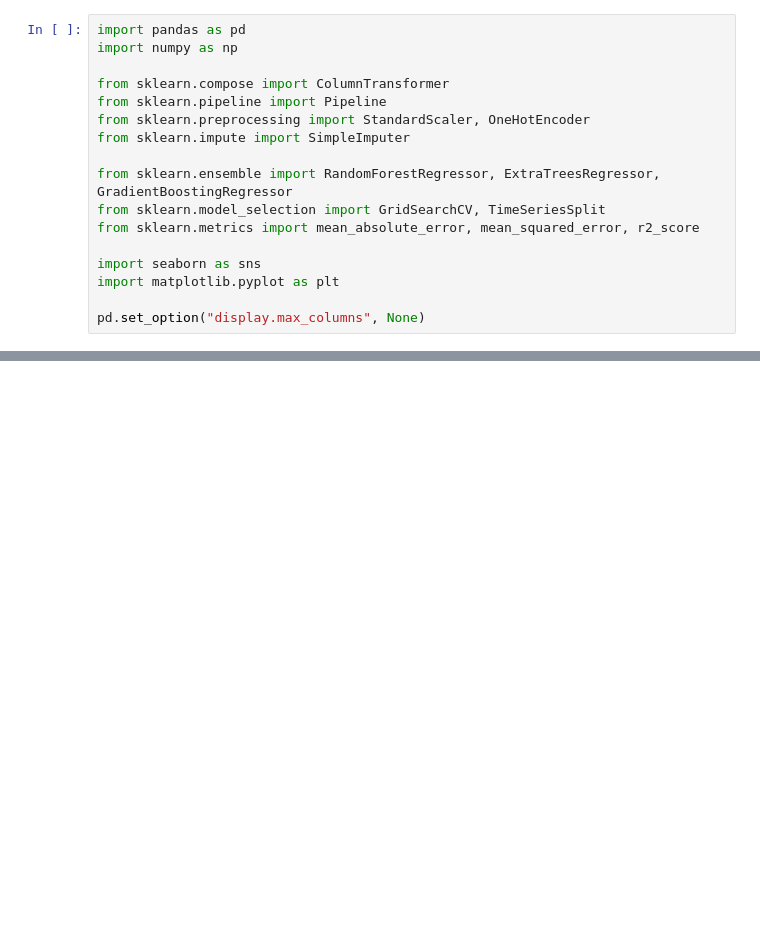
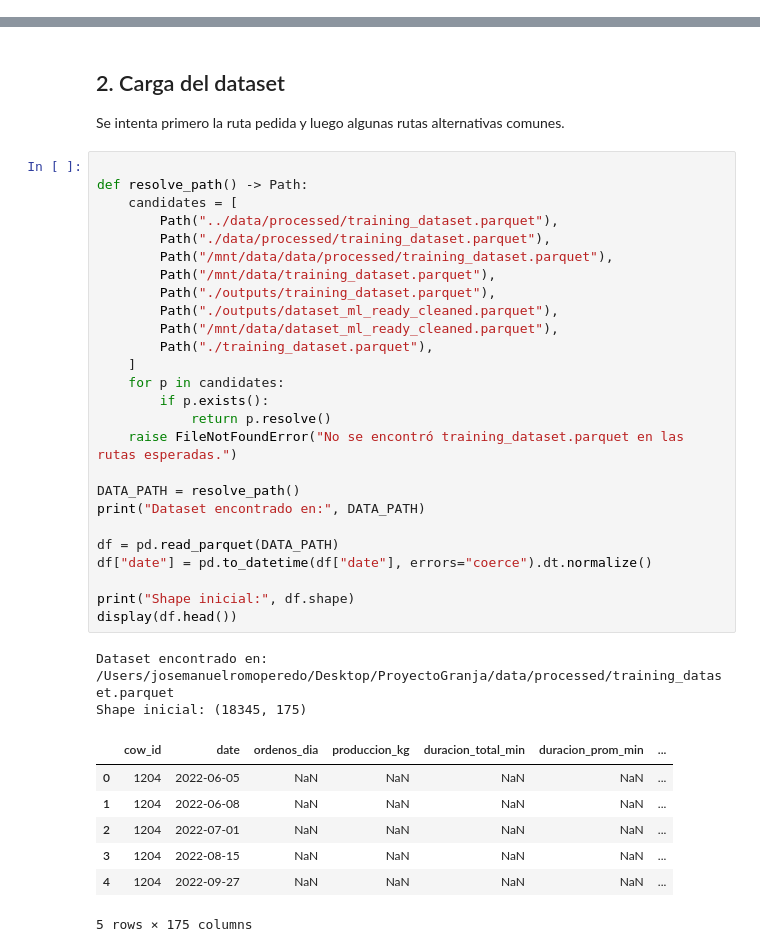
Before and after one commit to ChecheRomo96/ProyectoGranja, a Jupyter notebook: notebooks/11_ModelFineTuning.ipynb, the cells around one changed output, grey strips where cells are left out. Cells and saved outputs as stored; diff of their text form; blank space fills up the shorter version.

```diff
--- a/notebooks/11_ModelFineTuning.ipynb
+++ b/notebooks/11_ModelFineTuning.ipynb
@@ -16,17 +0,0 @@ Este notebook realiza ajuste fino de modelos de regresión para predecir `produc
-# %%
-import pandas as pd
-import numpy as np
-
-from sklearn.compose import ColumnTransformer
-from sklearn.pipeline import Pipeline
-from sklearn.preprocessing import StandardScaler, OneHotEncoder
-from sklearn.impute import SimpleImputer
-
-from sklearn.ensemble import RandomForestRegressor, ExtraTreesRegressor, GradientBoostingRegressor
-from sklearn.model_selection import GridSearchCV, TimeSeriesSplit
-from sklearn.metrics import mean_absolute_error, mean_squared_error, r2_score
-
-import seaborn as sns
-import matplotlib.pyplot as plt
-
-pd.set_option("display.max_columns", None)
@@ -615,0 +57,41 @@ En este notebook se realizó ajuste fino de hiperparámetros sobre varios modelo
+# %% [markdown]
+
+## 2. Carga del dataset
+
+Se intenta primero la ruta pedida y luego algunas rutas alternativas comunes.
+# %%
+
+def resolve_path() -> Path:
+    candidates = [
+        Path("../data/processed/training_dataset.parquet"),
+        Path("./data/processed/training_dataset.parquet"),
+        Path("/mnt/data/data/processed/training_dataset.parquet"),
+        Path("/mnt/data/training_dataset.parquet"),
+        Path("./outputs/training_dataset.parquet"),
+        Path("./outputs/dataset_ml_ready_cleaned.parquet"),
+        Path("/mnt/data/dataset_ml_ready_cleaned.parquet"),
+        Path("./training_dataset.parquet"),
+    ]
+    for p in candidates:
+        if p.exists():
+            return p.resolve()
+    raise FileNotFoundError("No se encontró training_dataset.parquet en las rutas esperadas.")
+
+DATA_PATH = resolve_path()
+print("Dataset encontrado en:", DATA_PATH)
+
+df = pd.read_parquet(DATA_PATH)
+df["date"] = pd.to_datetime(df["date"], errors="coerce").dt.normalize()
+
+print("Shape inicial:", df.shape)
+display(df.head())
+# %% [output]
+Dataset encontrado en: /Users/josemanuelromoperedo/Desktop/ProyectoGranja/data/processed/training_dataset.parquet
+Shape inicial: (18345, 175)
+|  | cow_id | date | ordenos_dia | produccion_kg | duracion_total_min | duracion_prom_min | ... |
+| 0 | 1204 | 2022-06-05 | NaN | NaN | NaN | NaN | ... |
+| 1 | 1204 | 2022-06-08 | NaN | NaN | NaN | NaN | ... |
+| 2 | 1204 | 2022-07-01 | NaN | NaN | NaN | NaN | ... |
+| 3 | 1204 | 2022-08-15 | NaN | NaN | NaN | NaN | ... |
+| 4 | 1204 | 2022-09-27 | NaN | NaN | NaN | NaN | ... |
+5 rows × 175 columns
```
Also changed, not shown: parts of 77 cells of this notebook, 35 other files.
